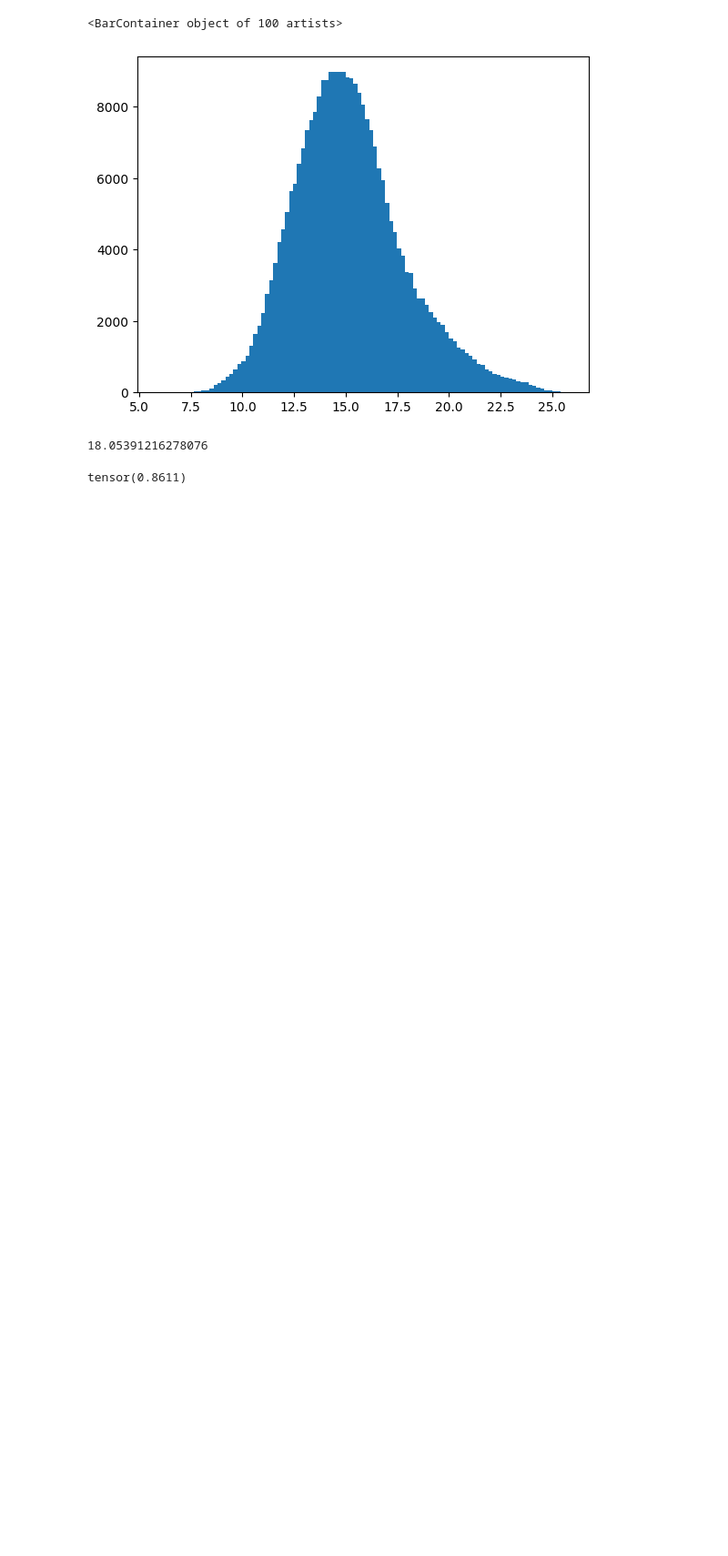
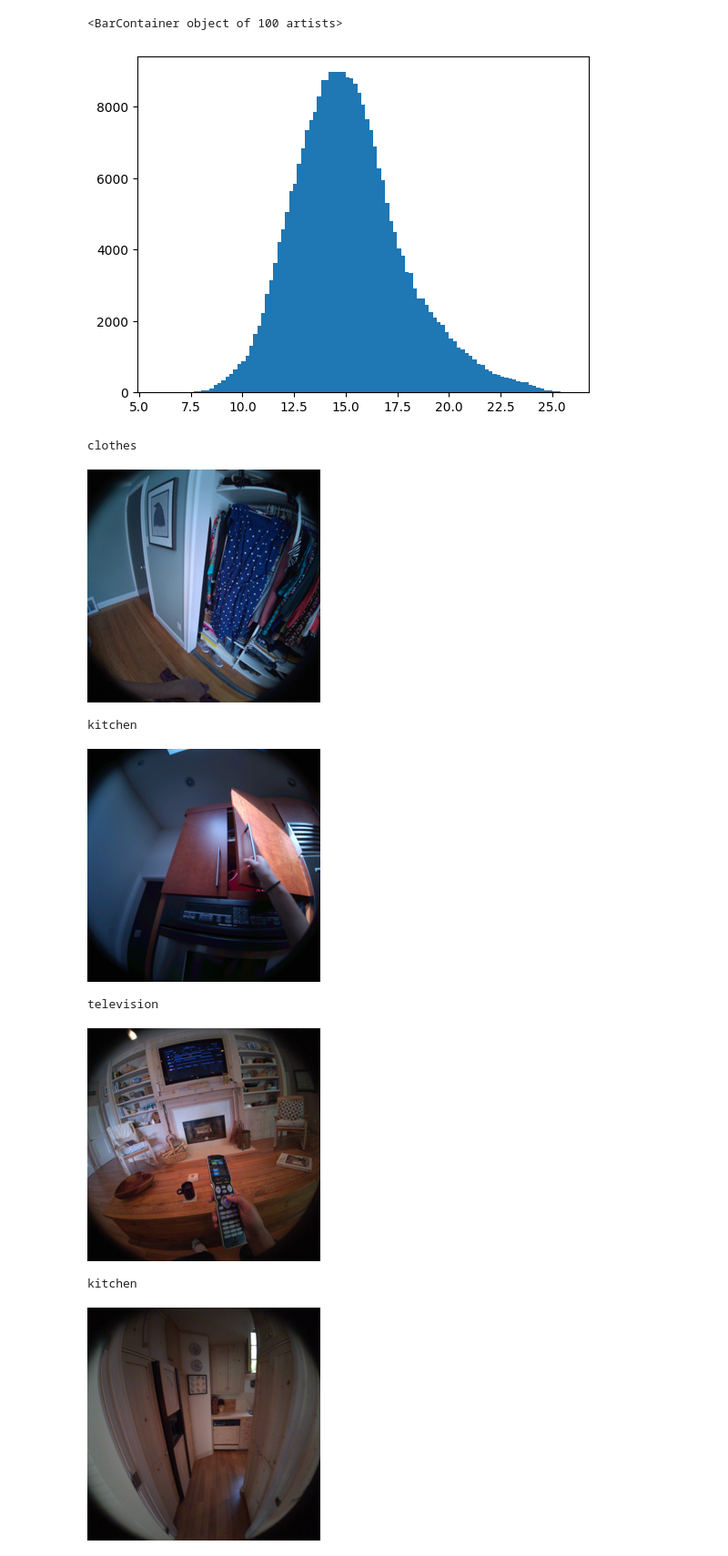
Before and after one commit to danjacobellis/PAC, a Jupyter notebook: clip.ipynb, the cells around one changed output. Shown at 91% size. Drawn from its saved outputs; the diff is of its cells as text; code cells hidden in the pictures; blank space fills up the shorter version.

```diff
--- a/clip.ipynb
+++ b/clip.ipynb
@@ -47,11 +48,20 @@ plt.bar(b,h)
 # %% [output]
 <BarContainer object of 100 artists>
 [figure]
-# %%
-b[61]
-# %% [output]
-18.05391216278076
-# %%
-h[0:61].sum()/h.sum()
-# %% [output]
-tensor(0.8611)
+# %%
+for i_img in range(0,20000,1000):
+    img = dataset['validation'][i_img]['image']
+    logit = clip_dataset[i_img]['clip_logit'][0]
+    ind = np.argmax(logit)
+    if logit[ind]>18:
+        print(classes[ind])
+        display(img.rotate(-90).resize((256,256)))
+# %% [output]
+clothes
+[figure, added]
+kitchen
+[figure, added]
+television
+[figure, added]
+kitchen
+[figure, added]
```
Also changed, not shown: parts of 2 cells of this notebook.
